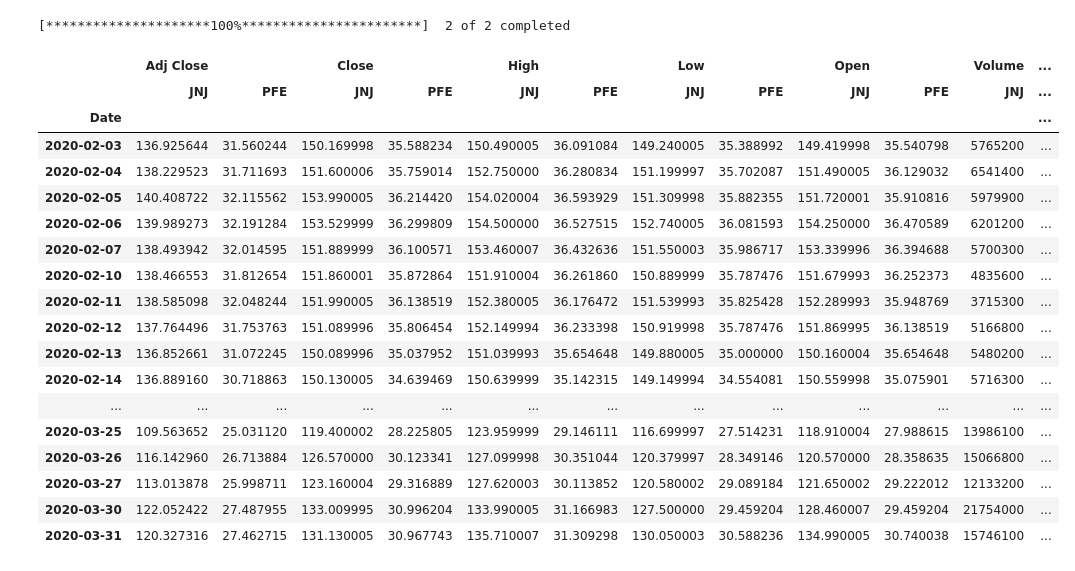
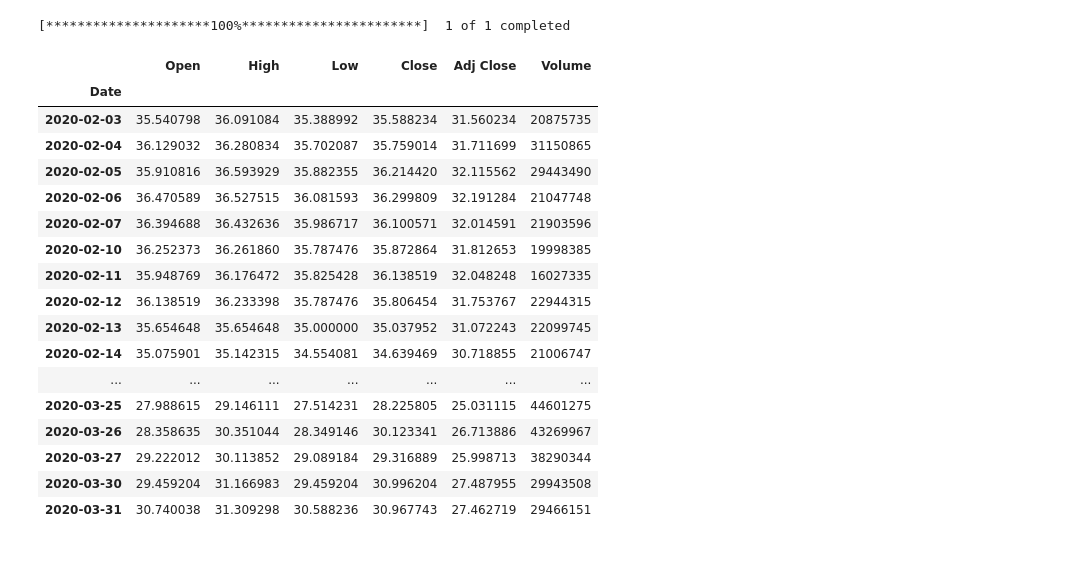
Before and after one commit to javierja/coderen, a Jupyter notebook: desafio/DesafioEntregable.ipynb, the cells around one changed output. Cells and saved outputs as stored; diff of their text form; code cells hidden in the pictures.

```diff
--- a/desafio/DesafioEntregable.ipynb
+++ b/desafio/DesafioEntregable.ipynb
@@ -52,36 +49,35 @@ import yfinance as yf
 import matplotlib.pyplot as plt
 # %%
 # Define the ticker symbol for Pfizer y Johnson & Johnson "JNJ"
-ticker = ['PFE', 'JNJ']
+ticker = ['PFE']
 
 # Seteo las fechas desde y hasta (meses donde comienza la pandemia)
 start_date = "2020-02-01"
 end_date = "2020-04-01"
 
 # Fetch the historical data using yfinance
 data = yf.download(ticker, start=start_date, end=end_date)
 data
 # %% [output]
-[*********************100%***********************]  2 of 2 completed
+[*********************100%***********************]  1 of 1 completed
-|  | Adj Close |  | Close |  | High |  | Low |  | Open |  | Volume | ... |
-|  | JNJ | PFE | JNJ | PFE | JNJ | PFE | JNJ | PFE | JNJ | PFE | JNJ | ... |
-| Date |  |  |  |  |  |  |  |  |  |  |  | ... |
-| 2020-02-03 | 136.925644 | 31.560244 | 150.169998 | 35.588234 | 150.490005 | 36.091084 | 149.240005 | 35.388992 | 149.419998 | 35.540798 | 5765200 | ... |
-| 2020-02-04 | 138.229523 | 31.711693 | 151.600006 | 35.759014 | 152.750000 | 36.280834 | 151.199997 | 35.702087 | 151.490005 | 36.129032 | 6541400 | ... |
-| 2020-02-05 | 140.408722 | 32.115562 | 153.990005 | 36.214420 | 154.020004 | 36.593929 | 151.309998 | 35.882355 | 151.720001 | 35.910816 | 5979900 | ... |
-| 2020-02-06 | 139.989273 | 32.191284 | 153.529999 | 36.299809 | 154.500000 | 36.527515 | 152.740005 | 36.081593 | 154.250000 | 36.470589 | 6201200 | ... |
-| 2020-02-07 | 138.493942 | 32.014595 | 151.889999 | 36.100571 | 153.460007 | 36.432636 | 151.550003 | 35.986717 | 153.339996 | 36.394688 | 5700300 | ... |
-| 2020-02-10 | 138.466553 | 31.812654 | 151.860001 | 35.872864 | 151.910004 | 36.261860 | 150.889999 | 35.787476 | 151.679993 | 36.252373 | 4835600 | ... |
-| 2020-02-11 | 138.585098 | 32.048244 | 151.990005 | 36.138519 | 152.380005 | 36.176472 | 151.539993 | 35.825428 | 152.289993 | 35.948769 | 3715300 | ... |
-| 2020-02-12 | 137.764496 | 31.753763 | 151.089996 | 35.806454 | 152.149994 | 36.233398 | 150.919998 | 35.787476 | 151.869995 | 36.138519 | 5166800 | ... |
-| 2020-02-13 | 136.852661 | 31.072245 | 150.089996 | 35.037952 | 151.039993 | 35.654648 | 149.880005 | 35.000000 | 150.160004 | 35.654648 | 5480200 | ... |
-| 2020-02-14 | 136.889160 | 30.718863 | 150.130005 | 34.639469 | 150.639999 | 35.142315 | 149.149994 | 34.554081 | 150.559998 | 35.075901 | 5716300 | ... |
-| ... | ... | ... | ... | ... | ... | ... | ... | ... | ... | ... | ... | ... |
-| 2020-03-25 | 109.563652 | 25.031120 | 119.400002 | 28.225805 | 123.959999 | 29.146111 | 116.699997 | 27.514231 | 118.910004 | 27.988615 | 13986100 | ... |
-| 2020-03-26 | 116.142960 | 26.713884 | 126.570000 | 30.123341 | 127.099998 | 30.351044 | 120.379997 | 28.349146 | 120.570000 | 28.358635 | 15066800 | ... |
-| 2020-03-27 | 113.013878 | 25.998711 | 123.160004 | 29.316889 | 127.620003 | 30.113852 | 120.580002 | 29.089184 | 121.650002 | 29.222012 | 12133200 | ... |
-| 2020-03-30 | 122.052422 | 27.487955 | 133.009995 | 30.996204 | 133.990005 | 31.166983 | 127.500000 | 29.459204 | 128.460007 | 29.459204 | 21754000 | ... |
-| 2020-03-31 | 120.327316 | 27.462715 | 131.130005 | 30.967743 | 135.710007 | 31.309298 | 130.050003 | 30.588236 | 134.990005 | 30.740038 | 15746100 | ... |
+|  | Open | High | Low | Close | Adj Close | Volume |
+| Date |  |  |  |  |  |  |
+| 2020-02-03 | 35.540798 | 36.091084 | 35.388992 | 35.588234 | 31.560234 | 20875735 |
+| 2020-02-04 | 36.129032 | 36.280834 | 35.702087 | 35.759014 | 31.711699 | 31150865 |
+| 2020-02-05 | 35.910816 | 36.593929 | 35.882355 | 36.214420 | 32.115562 | 29443490 |
+| 2020-02-06 | 36.470589 | 36.527515 | 36.081593 | 36.299809 | 32.191284 | 21047748 |
+| 2020-02-07 | 36.394688 | 36.432636 | 35.986717 | 36.100571 | 32.014591 | 21903596 |
+| 2020-02-10 | 36.252373 | 36.261860 | 35.787476 | 35.872864 | 31.812653 | 19998385 |
+| 2020-02-11 | 35.948769 | 36.176472 | 35.825428 | 36.138519 | 32.048248 | 16027335 |
+| 2020-02-12 | 36.138519 | 36.233398 | 35.787476 | 35.806454 | 31.753767 | 22944315 |
+| 2020-02-13 | 35.654648 | 35.654648 | 35.000000 | 35.037952 | 31.072243 | 22099745 |
+| 2020-02-14 | 35.075901 | 35.142315 | 34.554081 | 34.639469 | 30.718855 | 21006747 |
+| ... | ... | ... | ... | ... | ... | ... |
+| 2020-03-25 | 27.988615 | 29.146111 | 27.514231 | 28.225805 | 25.031115 | 44601275 |
+| 2020-03-26 | 28.358635 | 30.351044 | 28.349146 | 30.123341 | 26.713886 | 43269967 |
+| 2020-03-27 | 29.222012 | 30.113852 | 29.089184 | 29.316889 | 25.998713 | 38290344 |
+| 2020-03-30 | 29.459204 | 31.166983 | 29.459204 | 30.996204 | 27.487955 | 29943508 |
+| 2020-03-31 | 30.740038 | 31.309298 | 30.588236 | 30.967743 | 27.462719 | 29466151 |
 # %%
 plt.figure(figsize=(12, 6))
 plt.plot(data['Close'])
```
Also changed, not shown: parts of 14 cells of this notebook.
